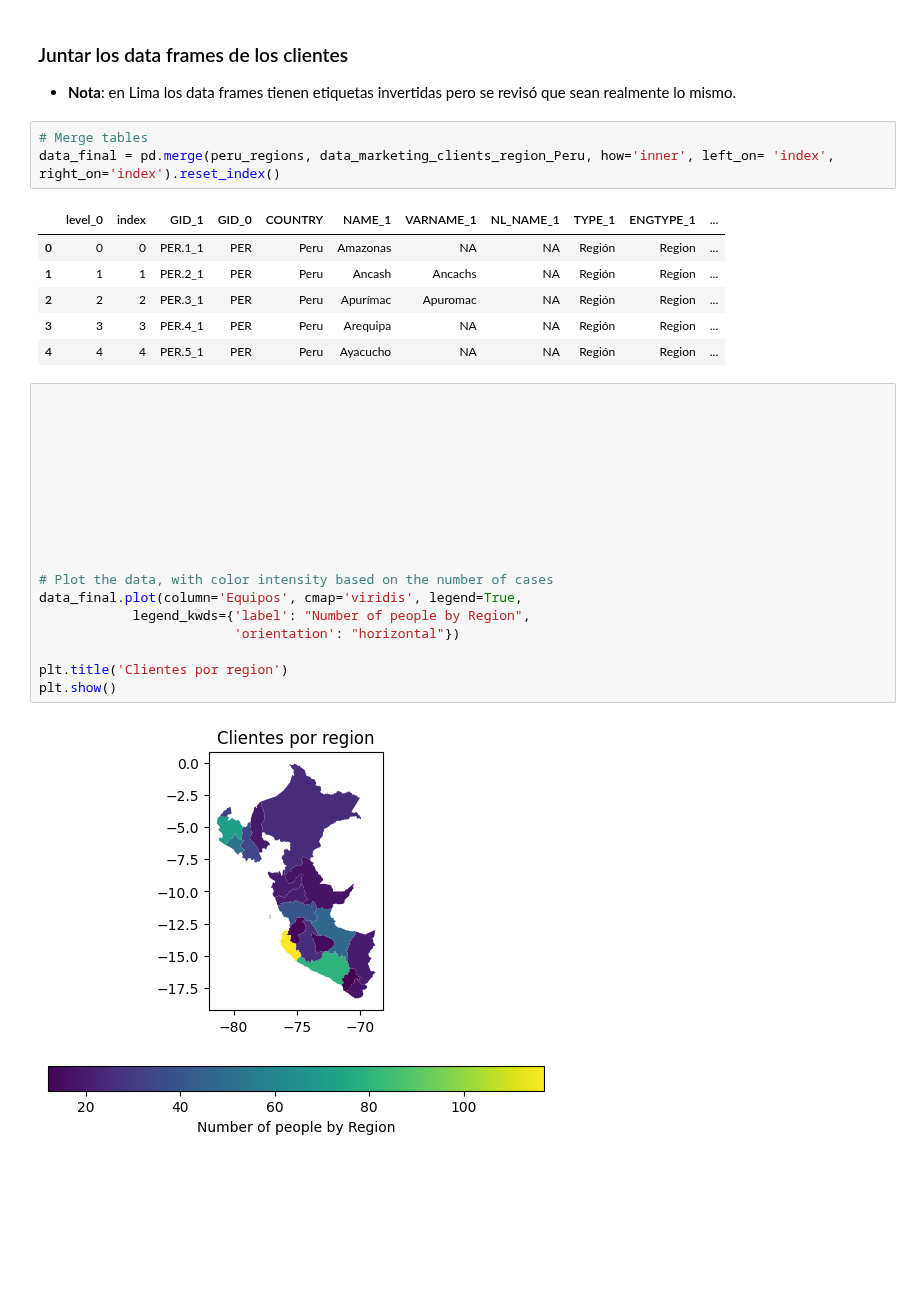
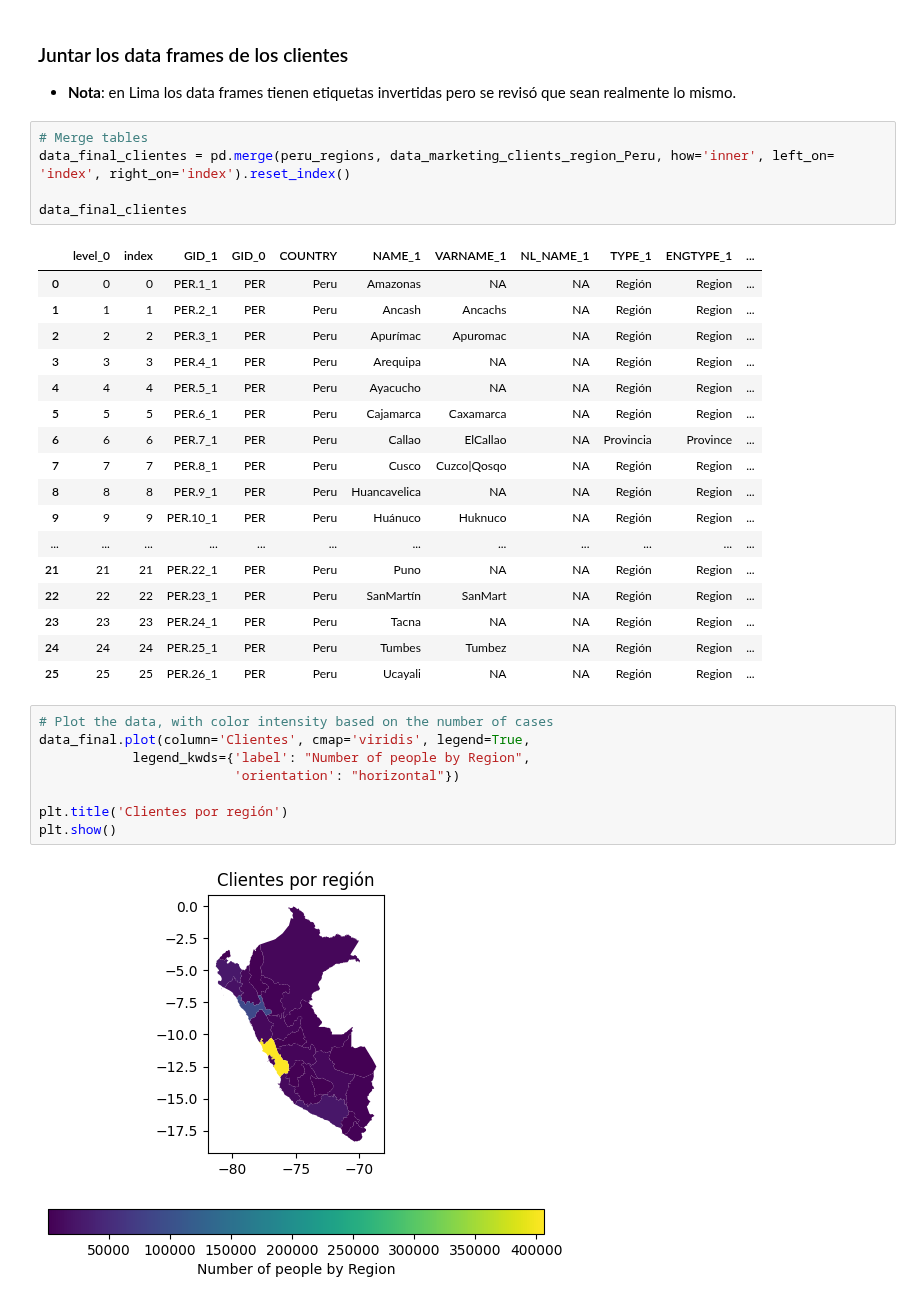
Before and after one commit to jsaraviadrago/Misc-Portfolio, a Jupyter notebook: Script_Peru_region_map.ipynb, the cells around one changed output. Cells and saved outputs as stored; diff of their text form; blank space fills up the shorter version.

```diff
--- a/Script_Peru_region_map.ipynb
+++ b/Script_Peru_region_map.ipynb
@@ -72,7 +72,9 @@ data_marketing_none_clients_region_Peru = data_marketing_none_clients_region_Per
 - **Nota**: en Lima los data frames tienen etiquetas invertidas pero se revisó que sean realmente lo mismo.
 # %%
 # Merge tables
-data_final = pd.merge(peru_regions, data_marketing_clients_region_Peru, how='inner', left_on= 'index', right_on='index').reset_index()
+data_final_clientes = pd.merge(peru_regions, data_marketing_clients_region_Peru, how='inner', left_on= 'index', right_on='index').reset_index()
+
+data_final_clientes
 # %% [output]
 |  | level_0 | index | GID_1 | GID_0 | COUNTRY | NAME_1 | VARNAME_1 | NL_NAME_1 | TYPE_1 | ENGTYPE_1 | ... |
 | 0 | 0 | 0 | PER.1_1 | PER | Peru | Amazonas | NA | NA | Región | Region | ... |
@@ -80,23 +82,24 @@ data_final = pd.merge(peru_regions, data_marketing_clients_region_Peru, how='inn
 | 2 | 2 | 2 | PER.3_1 | PER | Peru | Apurímac | Apuromac | NA | Región | Region | ... |
 | 3 | 3 | 3 | PER.4_1 | PER | Peru | Arequipa | NA | NA | Región | Region | ... |
 | 4 | 4 | 4 | PER.5_1 | PER | Peru | Ayacucho | NA | NA | Región | Region | ... |
+| 5 | 5 | 5 | PER.6_1 | PER | Peru | Cajamarca | Caxamarca | NA | Región | Region | ... |
+| 6 | 6 | 6 | PER.7_1 | PER | Peru | Callao | ElCallao | NA | Provincia | Province | ... |
+| 7 | 7 | 7 | PER.8_1 | PER | Peru | Cusco | Cuzco|Qosqo | NA | Región | Region | ... |
+| 8 | 8 | 8 | PER.9_1 | PER | Peru | Huancavelica | NA | NA | Región | Region | ... |
+| 9 | 9 | 9 | PER.10_1 | PER | Peru | Huánuco | Huknuco | NA | Región | Region | ... |
+| ... | ... | ... | ... | ... | ... | ... | ... | ... | ... | ... | ... |
+| 21 | 21 | 21 | PER.22_1 | PER | Peru | Puno | NA | NA | Región | Region | ... |
+| 22 | 22 | 22 | PER.23_1 | PER | Peru | SanMartín | SanMart | NA | Región | Region | ... |
+| 23 | 23 | 23 | PER.24_1 | PER | Peru | Tacna | NA | NA | Región | Region | ... |
+| 24 | 24 | 24 | PER.25_1 | PER | Peru | Tumbes | Tumbez | NA | Región | Region | ... |
+| 25 | 25 | 25 | PER.26_1 | PER | Peru | Ucayali | NA | NA | Región | Region | ... |
 # %%
-
-
-
-
-
-
-
-
-
-
 # Plot the data, with color intensity based on the number of cases
-data_final.plot(column='Equipos', cmap='viridis', legend=True,
+data_final.plot(column='Clientes', cmap='viridis', legend=True,
             legend_kwds={'label': "Number of people by Region",
                          'orientation': "horizontal"})
 
-plt.title('Clientes por region')
+plt.title('Clientes por región')
 plt.show()
 # %% [output]
-[figure, old version]
+[figure, new version]
```
Also changed, not shown: parts of 5 cells of this notebook.
